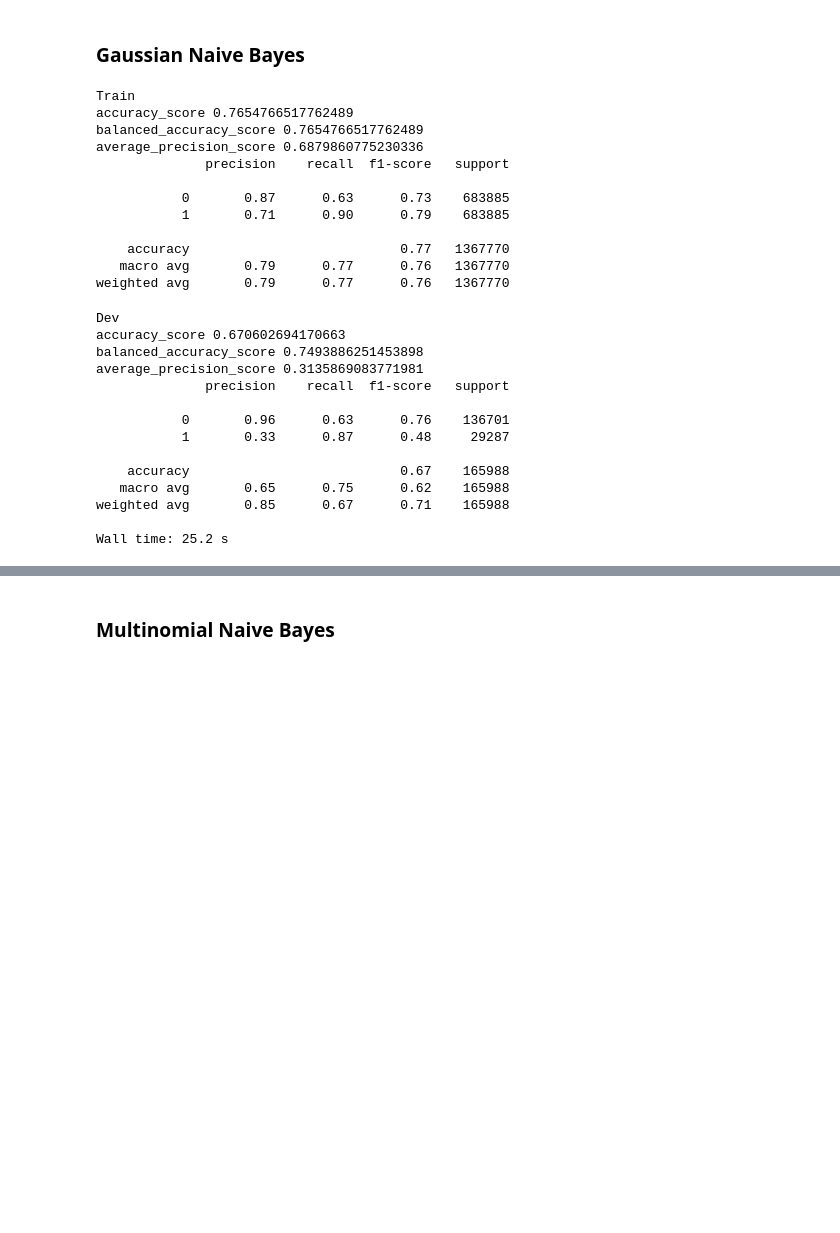
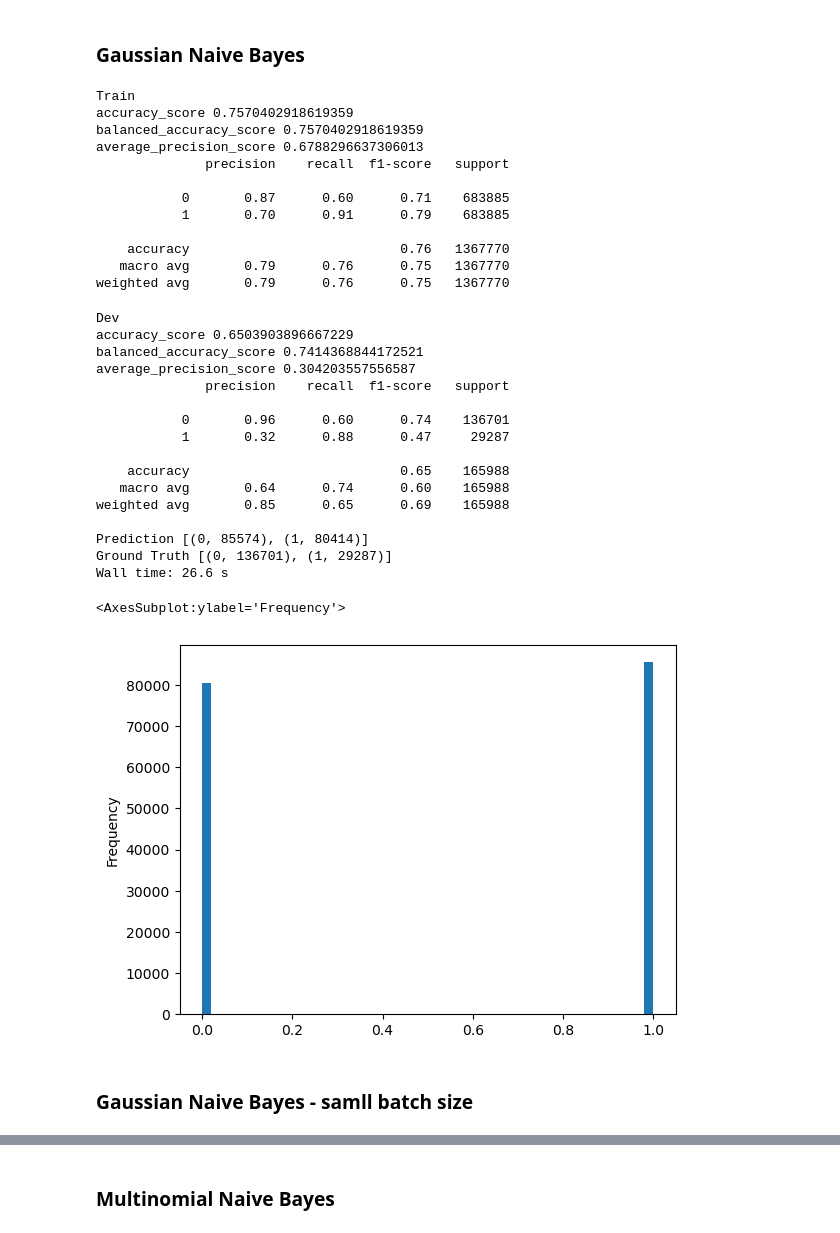
Before and after one commit to jymorris/MADS-CFPB, a Jupyter notebook: 3.1.1 Naive Bayes - SMOTE.ipynb, the cells around one changed output, grey strips where cells are left out. Cells and saved outputs as stored; diff of their text form; code cells hidden in the pictures; blank space fills up the shorter version.

```diff
--- a/3.1.1 Naive Bayes - SMOTE.ipynb
+++ b/3.1.1 Naive Bayes - SMOTE.ipynb
@@ -78,11 +84,14 @@ Wall time: 9min 44s
 # %% [markdown]
 ### Gaussian Naive Bayes
 # %%
+# Shuffle your data
+X_train_res, y_train_res = shuffle(X_train_res, y_train_res)
+
 # traning Gaussian Naive Bayes
 gnb = naive_bayes.GaussianNB()
 
 # The partial fit if you ran out of RAM
-batch_size = 100
+batch_size = 50000
 n_batches = X_train_res.shape[0] // batch_size
 
 # partial fitting
@@ -151,17 +160,17 @@ print("average_precision_score",average_precision_score(y_train_res, y_pred))
 print(classification_report(y_train_res, y_pred))
 # %% [output]
 Train
-accuracy_score 0.7654766517762489
-balanced_accuracy_score 0.7654766517762489
-average_precision_score 0.6879860775230336
+accuracy_score 0.7570402918619359
+balanced_accuracy_score 0.7570402918619359
+average_precision_score 0.6788296637306013
               precision    recall  f1-score   support
 
-           0       0.87      0.63      0.73    683885
-           1       0.71      0.90      0.79    683885
+           0       0.87      0.60      0.71    683885
+           1       0.70      0.91      0.79    683885
 
-    accuracy                           0.77   1367770
-   macro avg       0.79      0.77      0.76   1367770
-weighted avg       0.79      0.77      0.76   1367770
+    accuracy                           0.76   1367770
+   macro avg       0.79      0.76      0.75   1367770
+weighted avg       0.79      0.76      0.75   1367770
 # %%
 %%time
 # development validation
@@ -174,39 +183,54 @@ y_pred_proba = gnb.predict_proba(X_dev.toarray())
 # y_pred_proba = []
 
 # # Iterate over each batch
 # for i in tqdm(range(n_batches)):
 #     start = i * batch_size
 #     end = (i + 1) * batch_size
 #     batch_X = X_train_res[start:end]
 
 #     # Predict on the batch and append to list
 #     batch_pred = gnb.predict(batch_X.A)
 #     batch_pred_proba = gnb.predict_proba(batch_X.A)
 
 #     y_pred.extend(batch_pred)
 #     y_pred_proba.extend(batch_pred_proba)
 
 # # Convert lists to arrays for further use
 # y_pred = np.array(y_pred)
 # y_pred_proba = np.array(y_pred_proba)
 
 print("Dev")
 print("accuracy_score",accuracy_score(y_dev, y_pred))
 print("balanced_accuracy_score",balanced_accuracy_score(y_dev, y_pred))
 print("average_precision_score",average_precision_score(y_dev, y_pred))
 print(classification_report(y_dev, y_pred))
+
+c = Counter(y_pred)
+print("Prediction", c.most_common(2))
+c = Counter(y_dev)
+print("Ground Truth",c.most_common(2))
+
+prediction = pd.DataFrame(y_pred_proba)
+prediction['result'] = y_pred
+prediction[0].plot.hist(bins=50)
 # %% [output]
 Dev
-accuracy_score 0.670602694170663
-balanced_accuracy_score 0.7493886251453898
-average_precision_score 0.3135869083771981
+accuracy_score 0.6503903896667229
+balanced_accuracy_score 0.7414368844172521
+average_precision_score 0.304203557556587
               precision    recall  f1-score   support
 
-           0       0.96      0.63      0.76    136701
-           1       0.33      0.87      0.48     29287
+           0       0.96      0.60      0.74    136701
+           1       0.32      0.88      0.47     29287
 
-    accuracy                           0.67    165988
-   macro avg       0.65      0.75      0.62    165988
-weighted avg       0.85      0.67      0.71    165988
+    accuracy                           0.65    165988
+   macro avg       0.64      0.74      0.60    165988
+weighted avg       0.85      0.65      0.69    165988
 
-Wall time: 25.2 s
+Prediction [(0, 85574), (1, 80414)]
+Ground Truth [(0, 136701), (1, 29287)]
+Wall time: 26.6 s
+<AxesSubplot:ylabel='Frequency'>
+[figure, added]
+# %% [markdown]
+### Gaussian Naive Bayes - samll batch size
```
Also changed, not shown: parts of 14 cells of this notebook, 3 other files.
